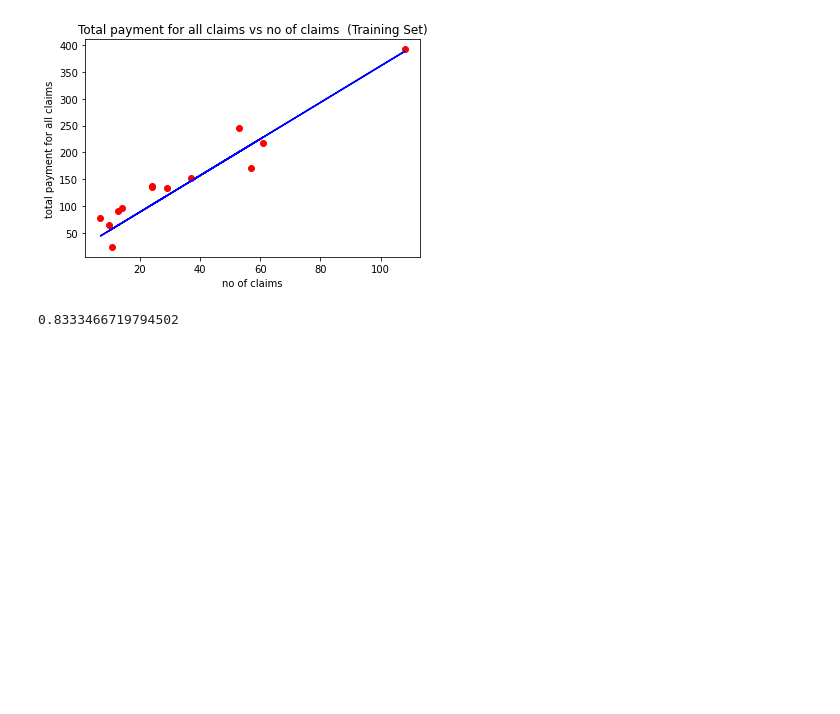
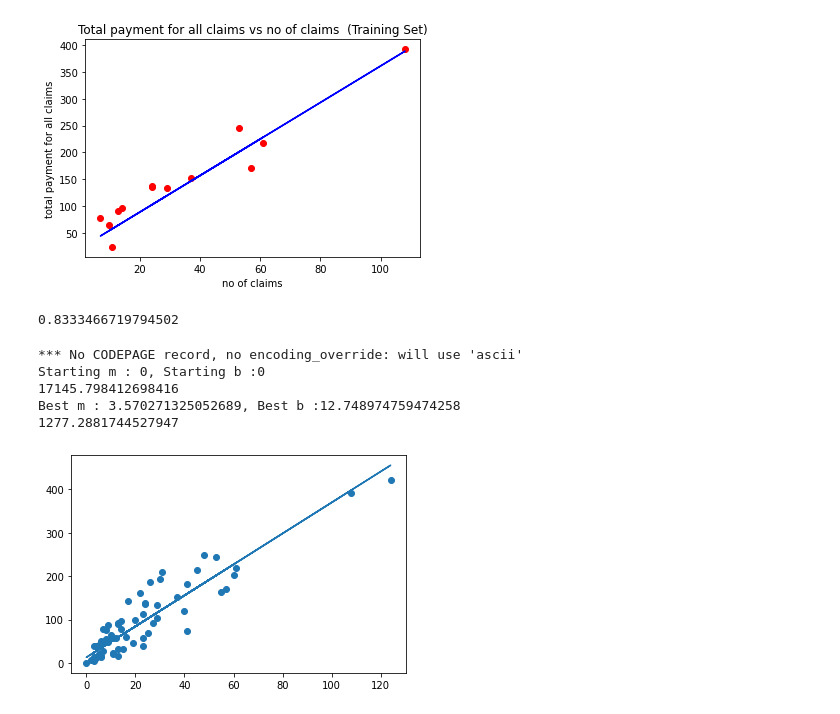
Before and after one commit to bharathulaprasad/SimpleLinearRegression, a Jupyter notebook: Swedish_Insurance_Prediction.ipynb, the cells around one changed output. Cells and saved outputs as stored; diff of their text form; code cells hidden in the pictures; blank space fills up the shorter version.

```diff
--- a/Swedish_Insurance_Prediction.ipynb
+++ b/Swedish_Insurance_Prediction.ipynb
@@ -162,3 +163,81 @@ plt.show()
 regr.score(X, y)
 # %% [output]
 0.8333466719794502
+# %%
+#using gradient descent method
+
+import pandas as pd
+import matplotlib.pyplot as plt
+
+# Calculating the cost i.e how good a line is or distance of each point from the line
+def cost(x_values, y_values, m, b):
+	cost = 0
+	N = (len(data))
+	for i in range(N):
+		cost += (( m * x_values[i] + b ) - y_values[i]) ** 2
+	print(cost	/ float(N))
+
+def gradient_descent(x_values, y_values, m, b, iterations, rate):
+	for i in range(iterations):
+		m , b = calculate_gradient_descent(x_values, y_values, m, b, rate)
+	return m , b
+
+# Differenciating cost function i.e calculating partial derivatives for each
+def calculate_gradient_descent(x_values, y_values, m_current , b_current, rate):
+	N = float(len(data))
+	gradient_m = 0
+	gradient_b = 0
+	for value in range(len(data)):
+		x_value = x_values[value]
+		y_value = y_values[value]
+		gradient_m += -(2/N) * x_value * (y_value - ((m_current * x_value) + b_current))
+		gradient_b += -(2/N) * (y_value - ((m_current * x_value) + b_current))
+	updated_m = m_current - (gradient_m * rate)
+	updated_b = b_current - (gradient_b * rate)
+	return updated_m ,updated_b
+
+# Plot with given x, y, m, b
+def plot(x_values, y_values, m, b):
+	y = m*x_values + b
+	plt.scatter(x_values,y_values)
+	plt.plot(x_values,y)
+	plt.show()
+
+# reading from excel file
+data = pd.read_excel('https://college.cengage.com/mathematics/brase/understandable_statistics/7e/students/datasets/slr/excel/slr06.xls')
+
+# X = number of claims
+# Y = Total payment for all claims
+
+# Extracting feature and target variable
+x_values = data['X']
+y_values = data['Y']
+#print x_values
+#print y_values
+
+#Starting values for slope and intercept
+m = 0
+b = 0
+
+# Initialising number of iterations and learning rate
+iterations = 10000
+rate = 0.0001
+
+# Values and plots for starting m and b
+print ('Starting m : {}, Starting b :{}'.format(m,b))
+cost(x_values, y_values, m, b)
+#plot(x_values, y_values, m, b)
+
+best_m , best_b =  gradient_descent(x_values, y_values, m, b, iterations, rate)
+
+# Values and plots for best m and b
+print ('Best m : {}, Best b :{}'.format(best_m,best_b))
+cost(x_values, y_values, best_m, best_b)
+plot(x_values, y_values, best_m, best_b)
+# %% [output]
+*** No CODEPAGE record, no encoding_override: will use 'ascii'
+Starting m : 0, Starting b :0
+17145.798412698416
+Best m : 3.570271325052689, Best b :12.748974759474258
+1277.2881744527947
+[figure, added]
```
Also changed, not shown: parts of 2 cells of this notebook.
